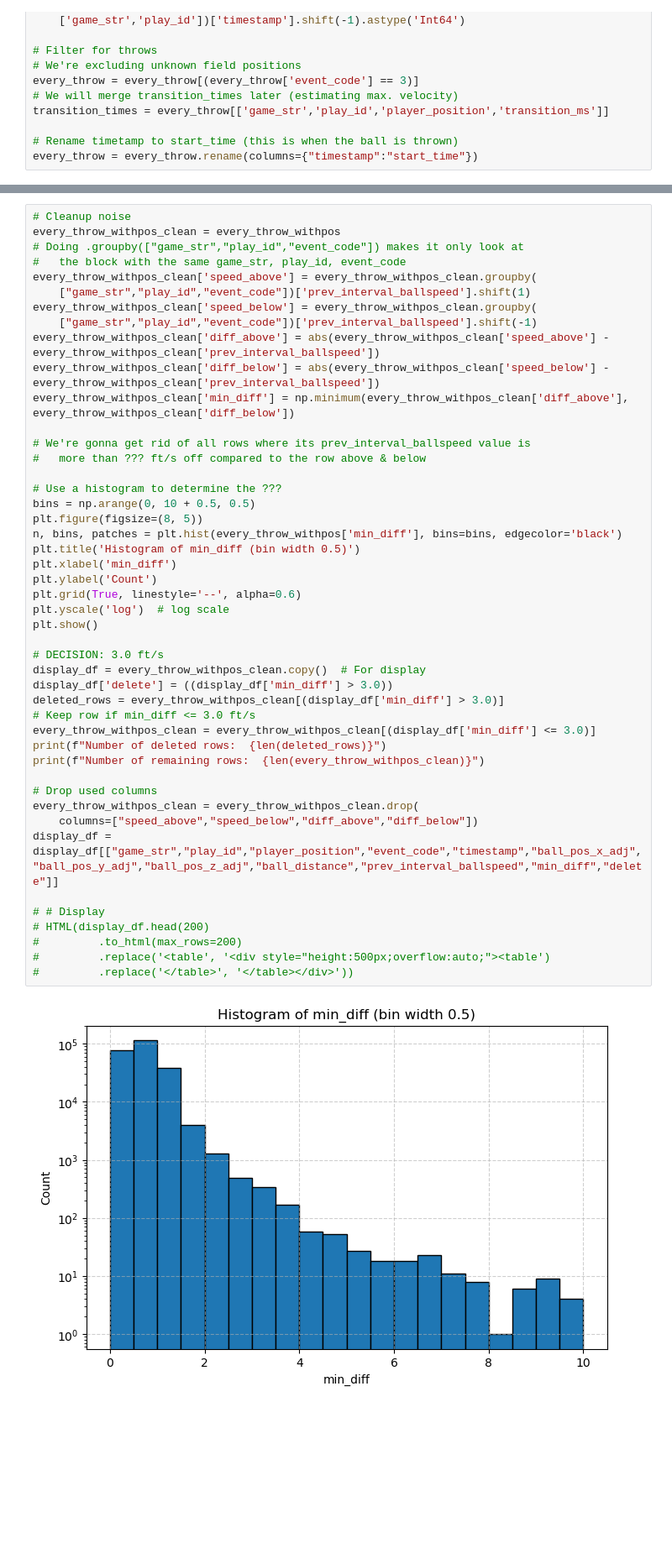
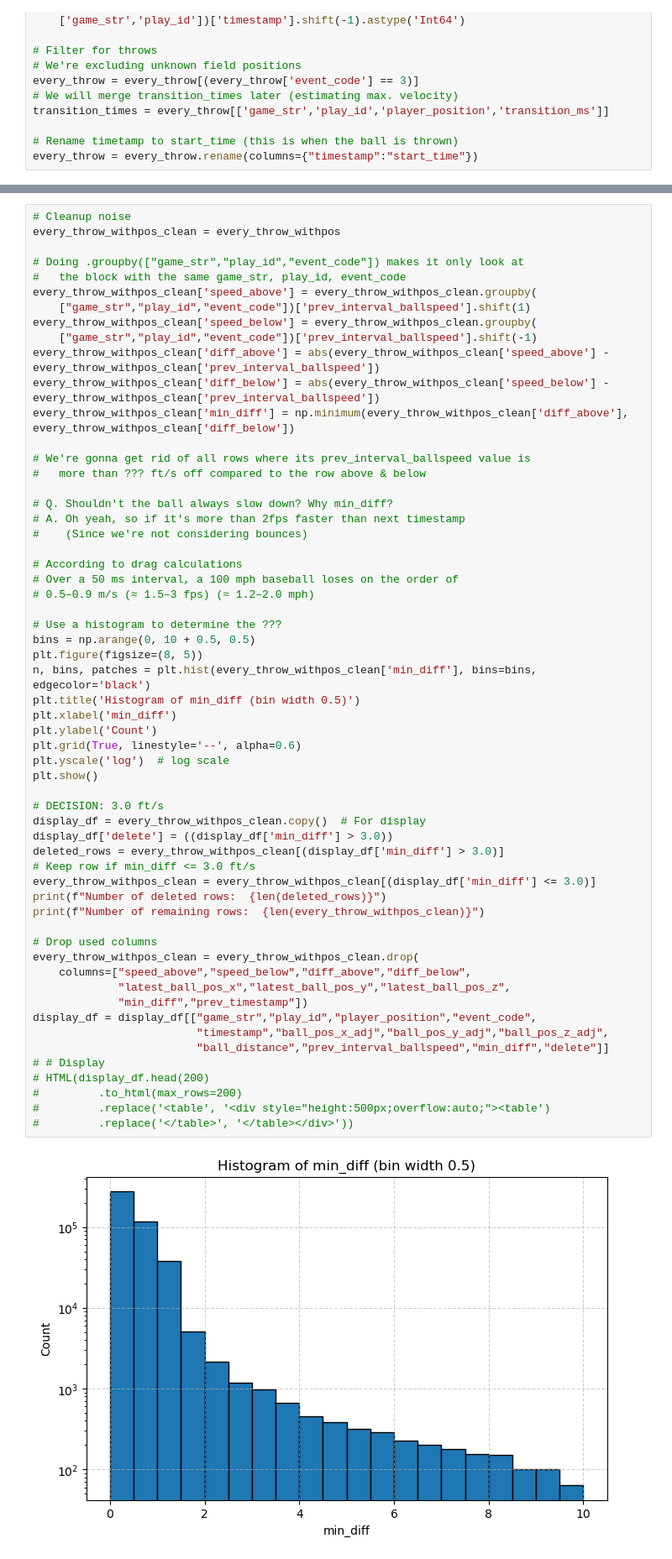
Before and after one commit to kimdoyo5/SMT2025, a Jupyter notebook: Arm_Strength.ipynb, the cells around one changed output, grey strips where cells are left out. Shown: that part at 84% size. Saved outputs shown, nothing was run; the diff lists cells and outputs as text; blank space fills up the shorter version.

Commit message:
Arm Strength (with momentum, drag adjustments)

```diff
--- a/Arm_Strength.ipynb
+++ b/Arm_Strength.ipynb
@@ -340,6 +431,7 @@ every_throw_withpos.head(5).T
 # %%
 # Cleanup noise
 every_throw_withpos_clean = every_throw_withpos
+
 # Doing .groupby(["game_str","play_id","event_code"]) makes it only look at
 #   the block with the same game_str, play_id, event_code
 every_throw_withpos_clean['speed_above'] = every_throw_withpos_clean.groupby(
@@ -353,35 +445,46 @@ every_throw_withpos_clean['min_diff'] = np.minimum(every_throw_withpos_clean['di
 # We're gonna get rid of all rows where its prev_interval_ballspeed value is
 #   more than ??? ft/s off compared to the row above & below
 
+# Q. Shouldn't the ball always slow down? Why min_diff?
+# A. Oh yeah, so if it's more than 2fps faster than next timestamp
+#    (Since we're not considering bounces)
+
+# According to drag calculations
+# Over a 50 ms interval, a 100 mph baseball loses on the order of
+# 0.5–0.9 m/s (≈ 1.5–3 fps) (≈ 1.2–2.0 mph)
+
 # Use a histogram to determine the ???
 bins = np.arange(0, 10 + 0.5, 0.5)
 plt.figure(figsize=(8, 5))
-n, bins, patches = plt.hist(every_throw_withpos['min_diff'], bins=bins, edgecolor='black')
+n, bins, patches = plt.hist(every_throw_withpos_clean['min_diff'], bins=bins, edgecolor='black')
 plt.title('Histogram of min_diff (bin width 0.5)')
 plt.xlabel('min_diff')
 plt.ylabel('Count')
 plt.grid(True, linestyle='--', alpha=0.6)
 plt.yscale('log')  # log scale
 plt.show()
 
 # DECISION: 3.0 ft/s
 display_df = every_throw_withpos_clean.copy()  # For display
 display_df['delete'] = ((display_df['min_diff'] > 3.0))
 deleted_rows = every_throw_withpos_clean[(display_df['min_diff'] > 3.0)]
 # Keep row if min_diff <= 3.0 ft/s
 every_throw_withpos_clean = every_throw_withpos_clean[(display_df['min_diff'] <= 3.0)]
 print(f"Number of deleted rows:  {len(deleted_rows)}")
 print(f"Number of remaining rows:  {len(every_throw_withpos_clean)}")
 
 # Drop used columns
 every_throw_withpos_clean = every_throw_withpos_clean.drop(
-    columns=["speed_above","speed_below","diff_above","diff_below"])
-display_df = display_df[["game_str","play_id","player_position","event_code","timestamp","ball_pos_x_adj","ball_pos_y_adj","ball_pos_z_adj","ball_distance","prev_interval_ballspeed","min_diff","delete"]]
-
+    columns=["speed_above","speed_below","diff_above","diff_below",
+             "latest_ball_pos_x","latest_ball_pos_y","latest_ball_pos_z",
+             "min_diff","prev_timestamp"])
+display_df = display_df[["game_str","play_id","player_position","event_code",
+                         "timestamp","ball_pos_x_adj","ball_pos_y_adj","ball_pos_z_adj",
+                         "ball_distance","prev_interval_ballspeed","min_diff","delete"]]
 # # Display
 # HTML(display_df.head(200)
 #         .to_html(max_rows=200)
 #         .replace('<table', '<div style="height:500px;overflow:auto;"><table')
 #         .replace('</table>', '</table></div>'))
 # %% [output]
-[figure, old version]
+[figure, new version]
```
Also changed, not shown: parts of 13 cells of this notebook, 2 other files.
